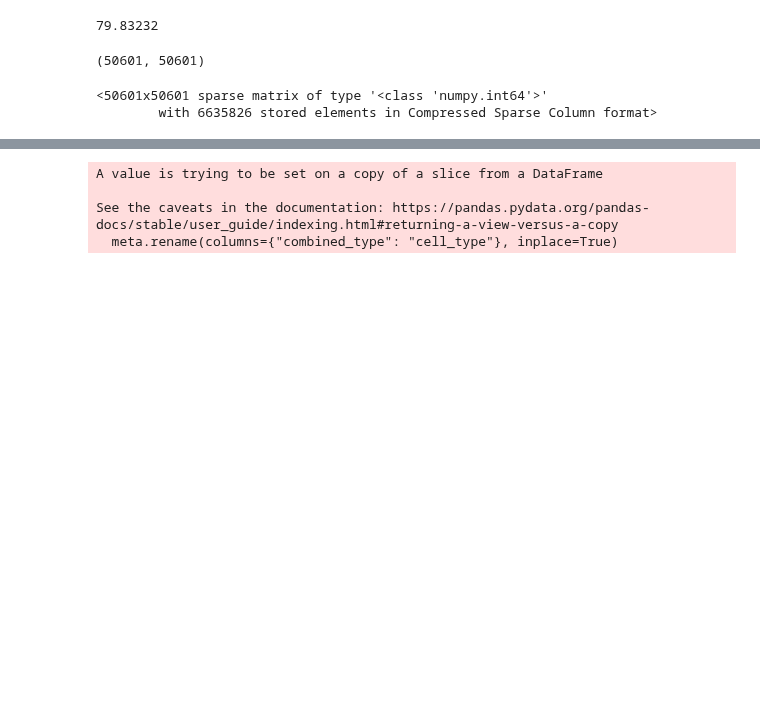
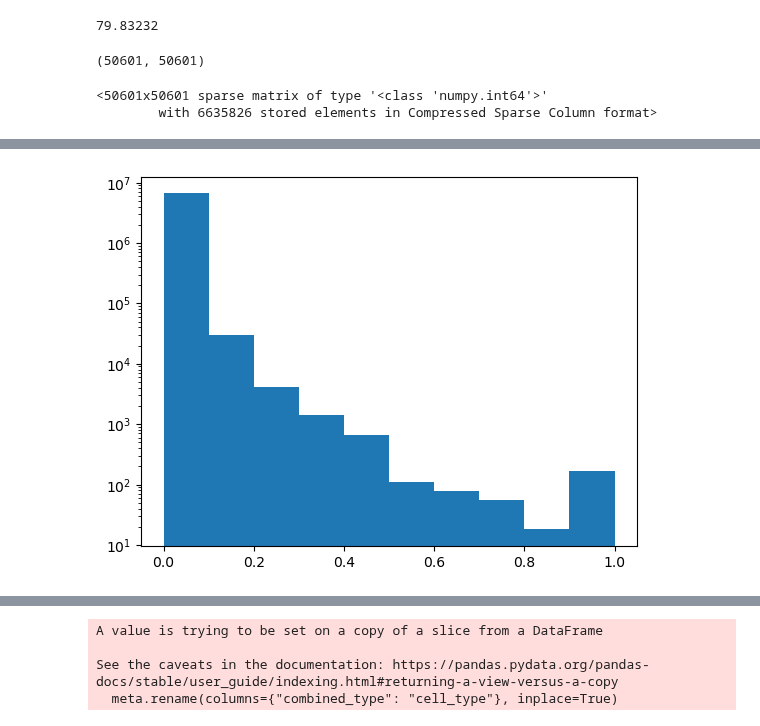
Before and after one commit to YijieYin/connectome_data_prep, a Jupyter notebook: FAFB/adult_prepare_connectome_cb_neuron.ipynb, the cells around one changed output, grey strips where cells are left out. Saved outputs shown, nothing was run; the diff lists cells and outputs as text; code cells hidden in the pictures; blank space fills up the shorter version.

```diff
--- a/FAFB/adult_prepare_connectome_cb_neuron.ipynb
+++ b/FAFB/adult_prepare_connectome_cb_neuron.ipynb
@@ -344,3 +339,19 @@ csc
 # %% [output]
 <50601x50601 sparse matrix of type '<class 'numpy.int64'>'
         with 6635826 stored elements in Compressed Sparse Column format>
+# %%
+csc = csc.astype(np.int32)
+sp.sparse.save_npz("../data/adult_cb_neuron/adult_cb_syncount.npz", csc)
+# %%
+# calculate the total post-synapses for each neuron
+total_post = (
+    conn_full[conn_full.post_pt_root_id.isin(nodes)]
+    .groupby("post_pt_root_id")
+    .syn_count.sum()
+)
+
+# some neurons have no postsynapses (receptors). Let's add those to total_post with value of 0
+no_post = nodes - set(total_post.index)
+no_post_dict = dict(zip(no_post, np.zeros(len(no_post), dtype=int)))
+total_post = pd.concat([total_post, pd.Series(no_post_dict)])
+total_post
@@ -346,0 +371,4 @@ csc
+# %%
+# re-order so that it matches order of nodes
+total_post = total_post.loc[sorted_nodes]
+total_post
@@ -347,10 +388,8 @@ csc
 # %%
-col_sums = csc.sum(axis=0)
 # Handling division by zero in case some columns have a sum of zero
 # that is, where a neuron doesn't have incoming synapses
-# .A turns it from a sparse matrix into a dense np array
 col_sums_with_inversion = np.reciprocal(
-    col_sums.A.squeeze().astype(float), where=col_sums.A.squeeze() != 0
+    total_post.to_numpy().astype(float), where=total_post.to_numpy() != 0
 )
 # Multiply each column by the inverse of its sum
 inprop = csc.multiply(col_sums_with_inversion)
@@ -358,3 +397,10 @@ inprop = csc.multiply(col_sums_with_inversion)
 inprop = inprop.astype(np.float32)
 # %%
 sp.sparse.save_npz("../data/adult_cb_neuron/adult_inprop_cb_neuron.npz", inprop)
+# %%
+# histogram of connection strengths
+plt.hist(inprop.data)
+plt.yscale("log")
+plt.show()
+# %% [output]
+[figure, added]
```
Also changed, not shown: parts of 5 cells of this notebook, 1 other file.
